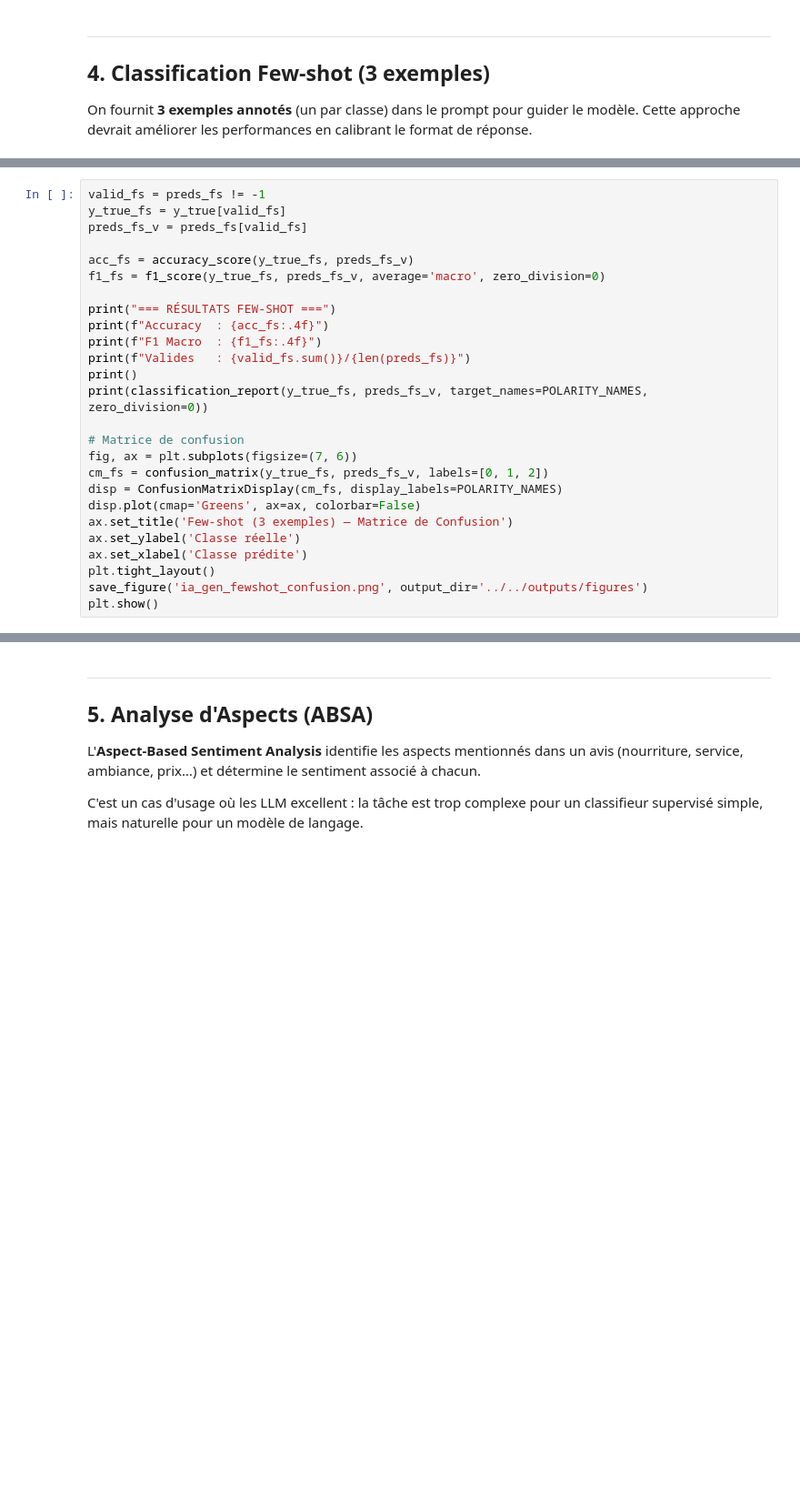
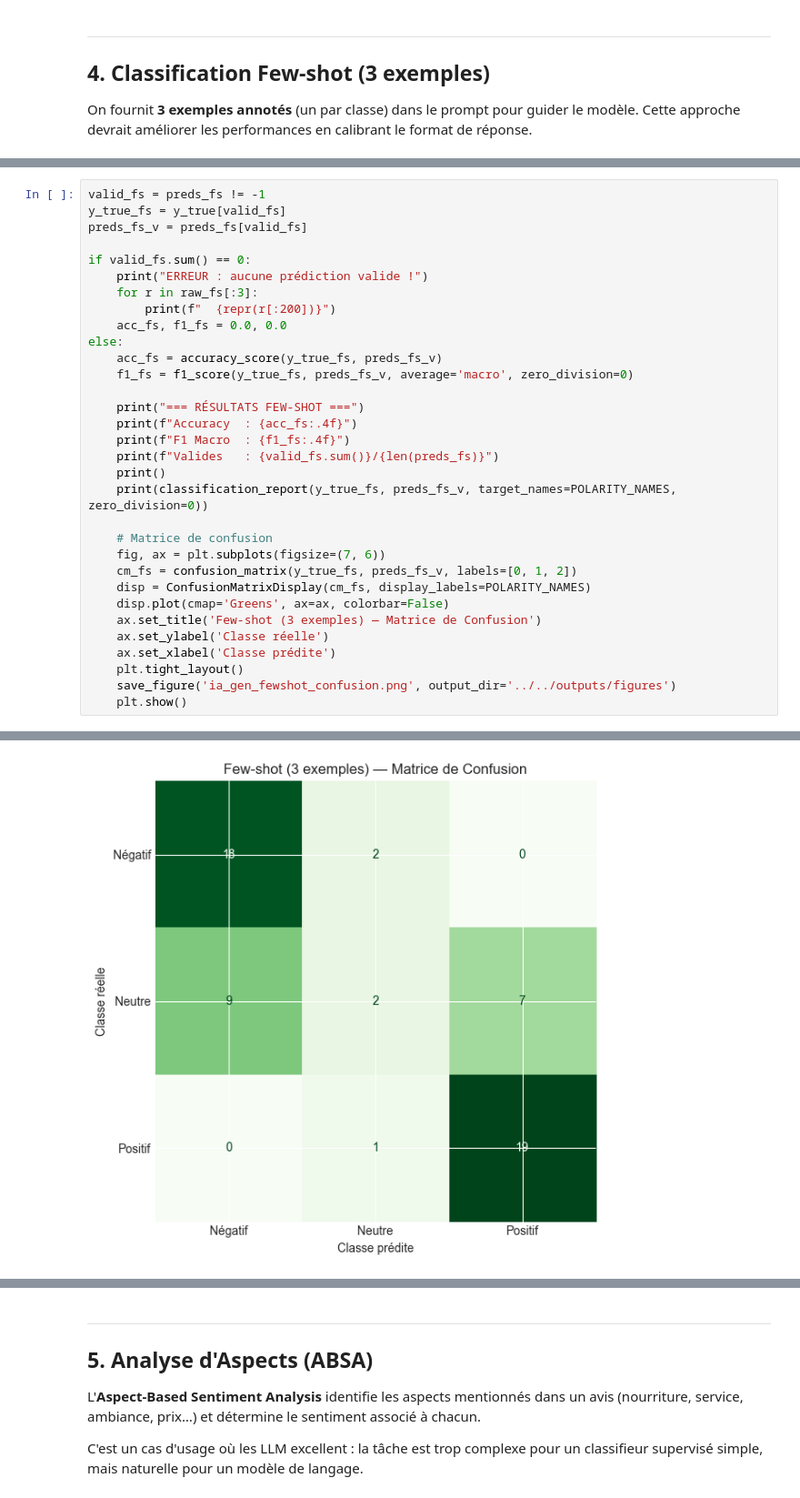
Before and after one commit to adamelhirch/S6C01, a Jupyter notebook: notebooks/5-deep-learning/04-ia-generative.ipynb, the cells around one changed output, grey strips where cells are left out. Shown at 91% size. Drawn from its saved outputs; the diff is of its cells as text; blank space fills up the shorter version.

```diff
--- a/notebooks/5-deep-learning/04-ia-generative.ipynb
+++ b/notebooks/5-deep-learning/04-ia-generative.ipynb
@@ -260,24 +320,31 @@ valid_fs = preds_fs != -1
 y_true_fs = y_true[valid_fs]
 preds_fs_v = preds_fs[valid_fs]
 
-acc_fs = accuracy_score(y_true_fs, preds_fs_v)
-f1_fs = f1_score(y_true_fs, preds_fs_v, average='macro', zero_division=0)
+if valid_fs.sum() == 0:
+    print("ERREUR : aucune prédiction valide !")
+    for r in raw_fs[:3]:
+        print(f"  {repr(r[:200])}")
+    acc_fs, f1_fs = 0.0, 0.0
+else:
+    acc_fs = accuracy_score(y_true_fs, preds_fs_v)
+    f1_fs = f1_score(y_true_fs, preds_fs_v, average='macro', zero_division=0)
 
-print("=== RÉSULTATS FEW-SHOT ===")
-print(f"Accuracy  : {acc_fs:.4f}")
-print(f"F1 Macro  : {f1_fs:.4f}")
-print(f"Valides   : {valid_fs.sum()}/{len(preds_fs)}")
-print()
-print(classification_report(y_true_fs, preds_fs_v, target_names=POLARITY_NAMES, zero_division=0))
+    print("=== RÉSULTATS FEW-SHOT ===")
+    print(f"Accuracy  : {acc_fs:.4f}")
+    print(f"F1 Macro  : {f1_fs:.4f}")
+    print(f"Valides   : {valid_fs.sum()}/{len(preds_fs)}")
+    print()
+    print(classification_report(y_true_fs, preds_fs_v, target_names=POLARITY_NAMES, zero_division=0))
 
-# Matrice de confusion
-fig, ax = plt.subplots(figsize=(7, 6))
-cm_fs = confusion_matrix(y_true_fs, preds_fs_v, labels=[0, 1, 2])
-disp = ConfusionMatrixDisplay(cm_fs, display_labels=POLARITY_NAMES)
-disp.plot(cmap='Greens', ax=ax, colorbar=False)
-ax.set_title('Few-shot (3 exemples) — Matrice de Confusion')
-ax.set_ylabel('Classe réelle')
-ax.set_xlabel('Classe prédite')
-plt.tight_layout()
-save_figure('ia_gen_fewshot_confusion.png', output_dir='../../outputs/figures')
-plt.show()
+    # Matrice de confusion
+    fig, ax = plt.subplots(figsize=(7, 6))
+    cm_fs = confusion_matrix(y_true_fs, preds_fs_v, labels=[0, 1, 2])
+    disp = ConfusionMatrixDisplay(cm_fs, display_labels=POLARITY_NAMES)
+    disp.plot(cmap='Greens', ax=ax, colorbar=False)
+    ax.set_title('Few-shot (3 exemples) — Matrice de Confusion')
+    ax.set_ylabel('Classe réelle')
+    ax.set_xlabel('Classe prédite')
+    plt.tight_layout()
+    save_figure('ia_gen_fewshot_confusion.png', output_dir='../../outputs/figures')
+    plt.show()
+# %% [output]
@@ -284,3 +367,4 @@ plt.show()
+[figure, added]
 # %%
 # Comparaison Zero-shot vs Few-shot
 print("=== COMPARAISON ZERO-SHOT vs FEW-SHOT ===\n")
```
Also changed, not shown: parts of 13 cells of this notebook.
